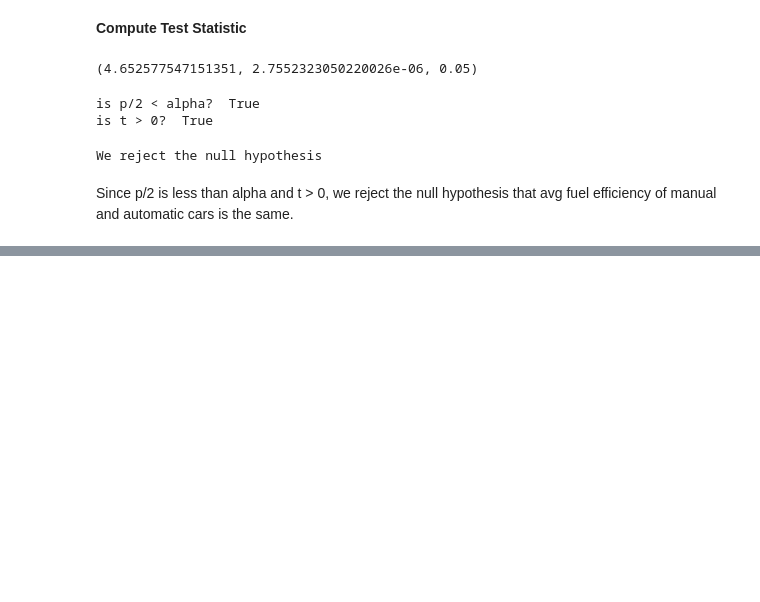
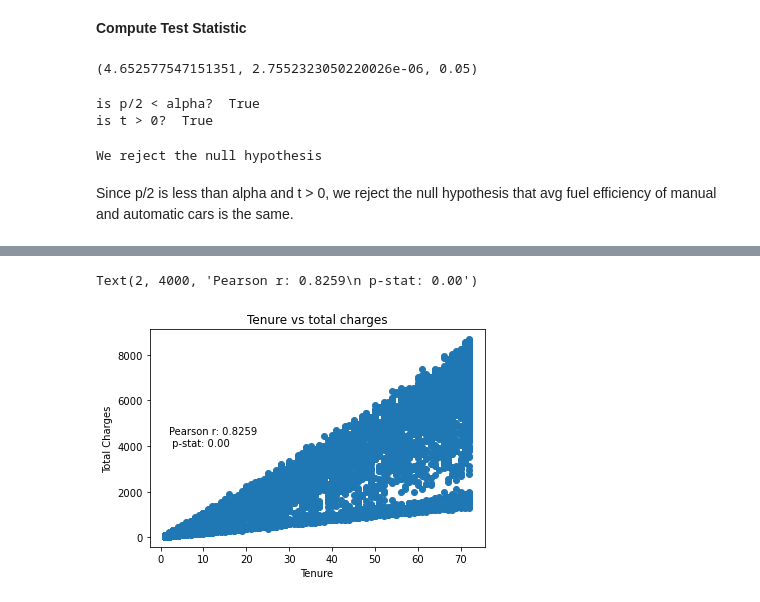
Before and after one commit to mariamnaqvi/statistics-exercises, a Jupyter notebook: hypothesis_testing.ipynb, the cells around one changed output, grey strips where cells are left out. Cells and saved outputs as stored; diff of their text form; code cells hidden in the pictures; blank space fills up the shorter version.

```diff
--- a/hypothesis_testing.ipynb
+++ b/hypothesis_testing.ipynb
@@ -517,0 +606,4 @@ Since p/2 is less than alpha and t > 0, we reject the null hypothesis that avg f
+# %%
+# remove nulls in total charges column
+cleaned = df[df.TotalCharges > 0]
+cleaned.head()
@@ -517,0 +638,16 @@ Since p/2 is less than alpha and t > 0, we reject the null hypothesis that avg f
+# %%
+# assign x and y
+
+x = cleaned.tenure
+y = cleaned.TotalCharges
+# %%
+# plot the distribution
+
+plt.scatter(x, y)
+plt.xlabel('Tenure')
+plt.ylabel('Total Charges')
+plt.title('Tenure vs total charges')
+plt.annotate(f'Pearson r: {stats.pearsonr(x,y)[0]:.4f}\n p-stat: {stats.pearsonr(x,y)[1]:.2f}', xy = (2, 4000))
+# %% [output]
+Text(2, 4000, 'Pearson r: 0.8259\n p-stat: 0.00')
+[figure, added]
```
Also changed, not shown: parts of 93 cells of this notebook.
